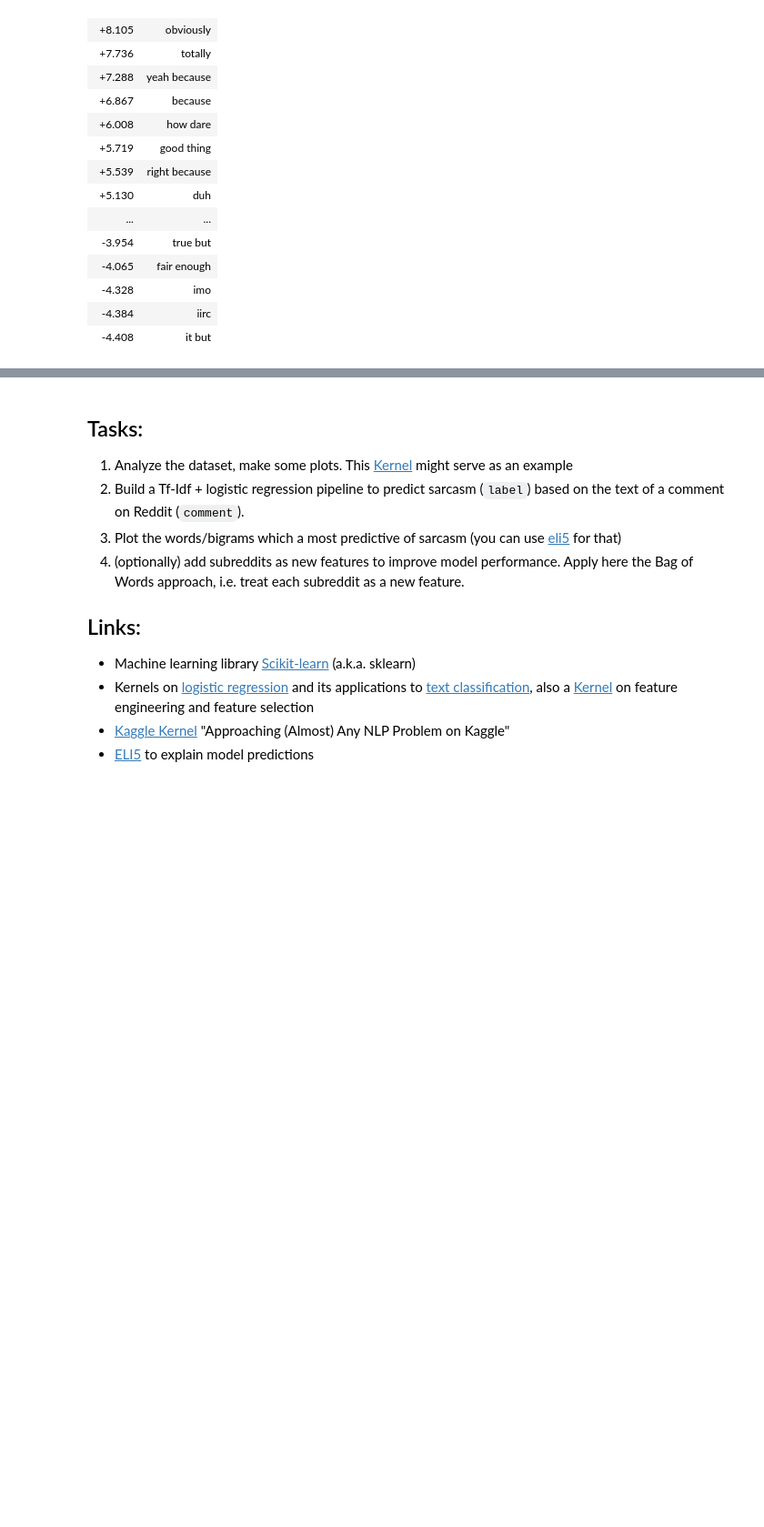
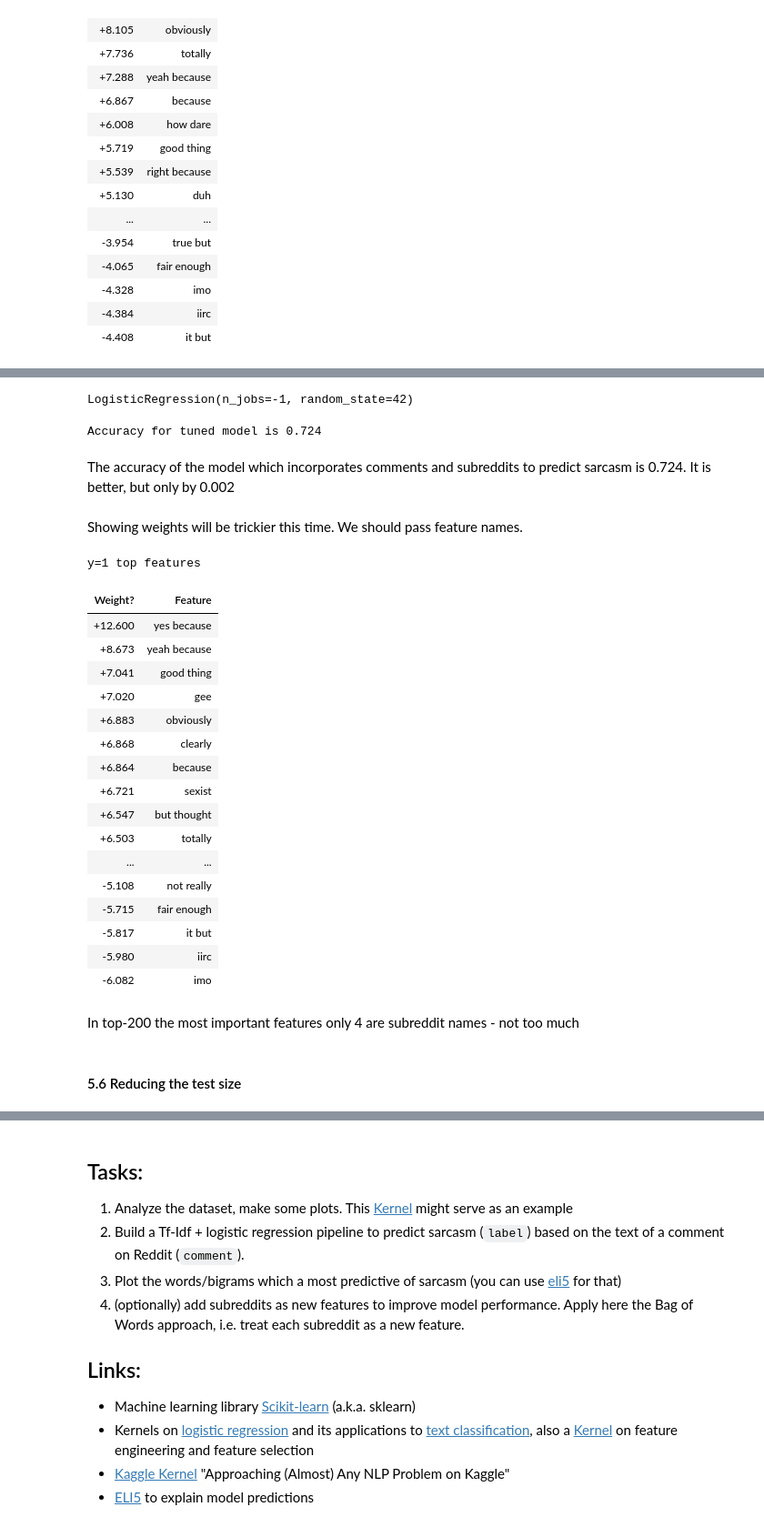
Before and after one commit to Extremesarova/experiments, a Jupyter notebook: ods_mlcourse_ai/topic4_linear_models/a4-demo-sarcasm-detection-with-logit.ipynb, the cells around one changed output, grey strips where cells are left out. Shown at 91% size. Saved outputs shown, nothing was run; the diff lists cells and outputs as text; code cells hidden in the pictures; blank space fills up the shorter version.

Commit message:
sarcasm detection notebook was updated

```diff
--- a/ods_mlcourse_ai/topic4_linear_models/a4-demo-sarcasm-detection-with-logit.ipynb
+++ b/ods_mlcourse_ai/topic4_linear_models/a4-demo-sarcasm-detection-with-logit.ipynb
@@ -491,0 +512,9 @@ From feature importances we can see
+# %%
+X = sparse.hstack([X_train, subreddit_ohe_train])
+X_val = sparse.hstack([X_valid, subreddit_ohe_valid])
+# %%
+log_reg = LogisticRegression(random_state=SEED, n_jobs=-1)
+# %%
+log_reg.fit(X, y_train)
+# %% [output]
+LogisticRegression(n_jobs=-1, random_state=42)
@@ -491,0 +523,39 @@ From feature importances we can see
+# %%
+acc_baseline = accuracy_score(y_pred=y_pred, y_true=y_valid)
+print(f"Accuracy for tuned model is {acc_baseline.round(3)}")
+# %% [output]
+Accuracy for tuned model is 0.724
+# %% [markdown]
+The accuracy of the model which incorporates comments and subreddits to predict sarcasm is 0.724. </br>
+It is better, but only by 0.002
+# %% [markdown]
+Showing weights will be trickier this time. We should pass feature names.
+# %%
+feature_names_comments = tf_idf.get_feature_names_out()
+feature_names_subreddits = ohe.get_feature_names_out()
+feature_names = feature_names_comments.tolist() + feature_names_subreddits.tolist()
+# %%
+eli5.show_weights(log_reg, top=200, feature_names=feature_names)
+# %% [output]
+y=1 top features
+| Weight? | Feature |
+| +12.600 | yes because |
+| +8.673 | yeah because |
+| +7.041 | good thing |
+| +7.020 | gee |
+| +6.883 | obviously |
+| +6.868 | clearly |
+| +6.864 | because |
+| +6.721 | sexist |
+| +6.547 | but thought |
+| +6.503 | totally |
+| ... | ... |
+| -5.108 | not really |
+| -5.715 | fair enough |
+| -5.817 | it but |
+| -5.980 | iirc |
+| -6.082 | imo |
+# %% [markdown]
+In top-200 the most important features only 4 are subreddit names - not too much
+# %% [markdown]
+#### 5.6 Reducing the test size
```
Also changed, not shown: parts of 21 cells of this notebook, 1 other file.
